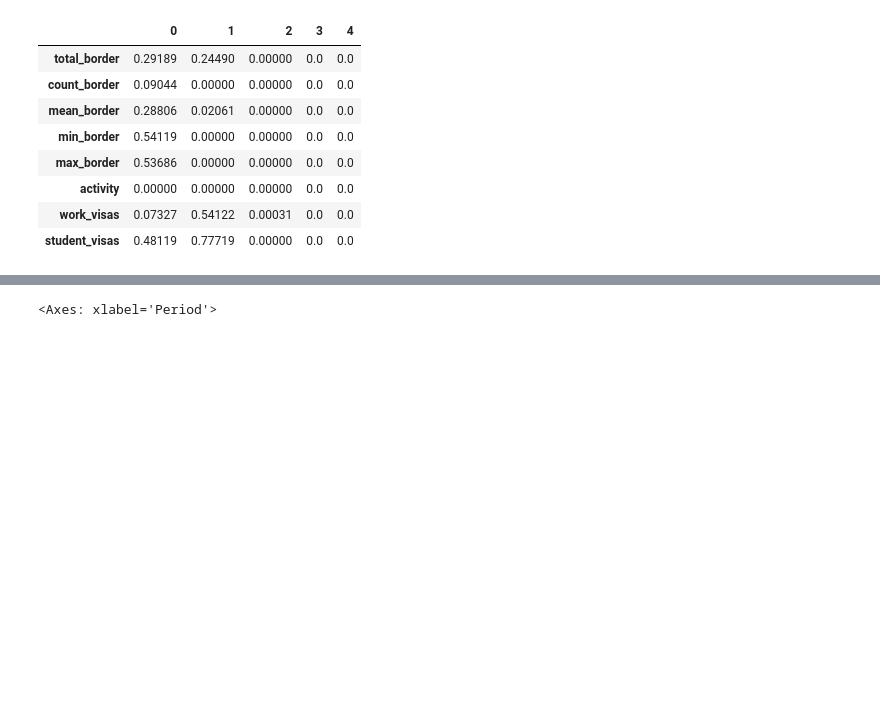
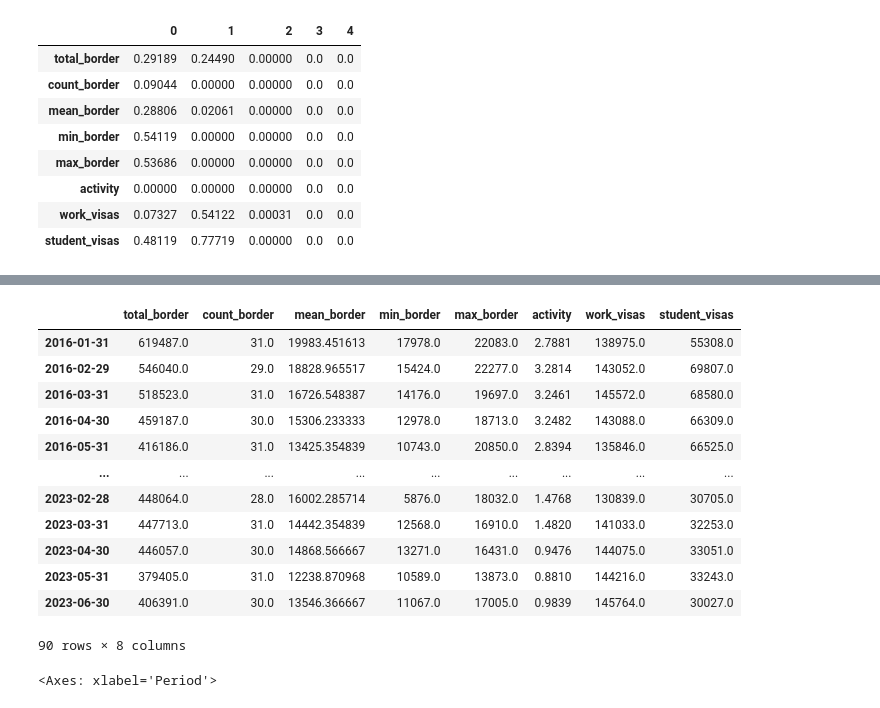
Before and after one commit to Avelas/DATA471_2302_TS_PROJ, a Jupyter notebook: DATA471_ts_proj.ipynb, the cells around one changed output, grey strips where cells are left out. Drawn from its saved outputs; the diff is of its cells as text; code cells hidden in the pictures; blank space fills up the shorter version.

```diff
--- a/DATA471_ts_proj.ipynb
+++ b/DATA471_ts_proj.ipynb
@@ -188,0 +164,18 @@ df2
+# %%
+df_initial = df.iloc[:2, :] # bits which will be lost during diffing, needed to un-xform data
+
+def inv_diff(df, org, scaler):
+    # assumes two differences
+    # unscale the values
+    df = df.copy()
+    df[df.columns] = scaler.inverse_transform(df[df.columns])
+
+    # undiff the data
+    # add on the last NA value (DIFFERENCED), in this case from the second row as we difference twice to go from d2 => d1
+    org_d1 = pd.DataFrame(org.diff().iloc[1]).T
+    df2 = pd.concat([org_d1, df])
+    df2 = df2.cumsum()
+    # add on the first NA value (RAW) to go from d1 => raw
+    df2 = pd.concat([pd.DataFrame(org.iloc[0]).T, df2])
+    df2 = df2.cumsum()
+    return df2
@@ -189,3 +216,19 @@ df2
+# %%
+inv_diff(df2, df_initial, scaler)
+# %% [output]
+|  | total_border | count_border | mean_border | min_border | max_border | activity | work_visas | student_visas |
+| 2016-01-31 | 619487.0 | 31.0 | 19983.451613 | 17978.0 | 22083.0 | 2.7881 | 138975.0 | 55308.0 |
+| 2016-02-29 | 546040.0 | 29.0 | 18828.965517 | 15424.0 | 22277.0 | 3.2814 | 143052.0 | 69807.0 |
+| 2016-03-31 | 518523.0 | 31.0 | 16726.548387 | 14176.0 | 19697.0 | 3.2461 | 145572.0 | 68580.0 |
+| 2016-04-30 | 459187.0 | 30.0 | 15306.233333 | 12978.0 | 18713.0 | 3.2482 | 143088.0 | 66309.0 |
+| 2016-05-31 | 416186.0 | 31.0 | 13425.354839 | 10743.0 | 20850.0 | 2.8394 | 135846.0 | 66525.0 |
+| ... | ... | ... | ... | ... | ... | ... | ... | ... |
+| 2023-02-28 | 448064.0 | 28.0 | 16002.285714 | 5876.0 | 18032.0 | 1.4768 | 130839.0 | 30705.0 |
+| 2023-03-31 | 447713.0 | 31.0 | 14442.354839 | 12568.0 | 16910.0 | 1.4820 | 141033.0 | 32253.0 |
+| 2023-04-30 | 446057.0 | 30.0 | 14868.566667 | 13271.0 | 16431.0 | 0.9476 | 144075.0 | 33051.0 |
+| 2023-05-31 | 379405.0 | 31.0 | 12238.870968 | 10589.0 | 13873.0 | 0.8810 | 144216.0 | 33243.0 |
+| 2023-06-30 | 406391.0 | 30.0 | 13546.366667 | 11067.0 | 17005.0 | 0.9839 | 145764.0 | 30027.0 |
+90 rows × 8 columns
 # %%
 df2.plot()
 # %% [output]
```
Also changed, not shown: parts of 17 cells of this notebook.
